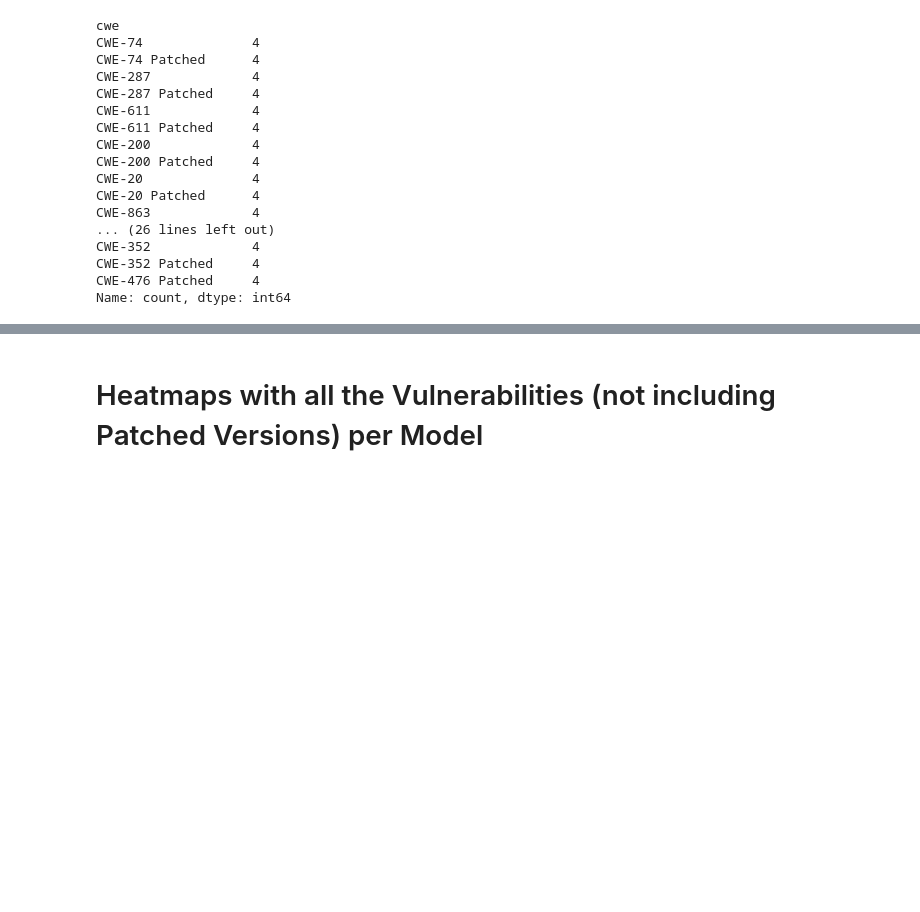
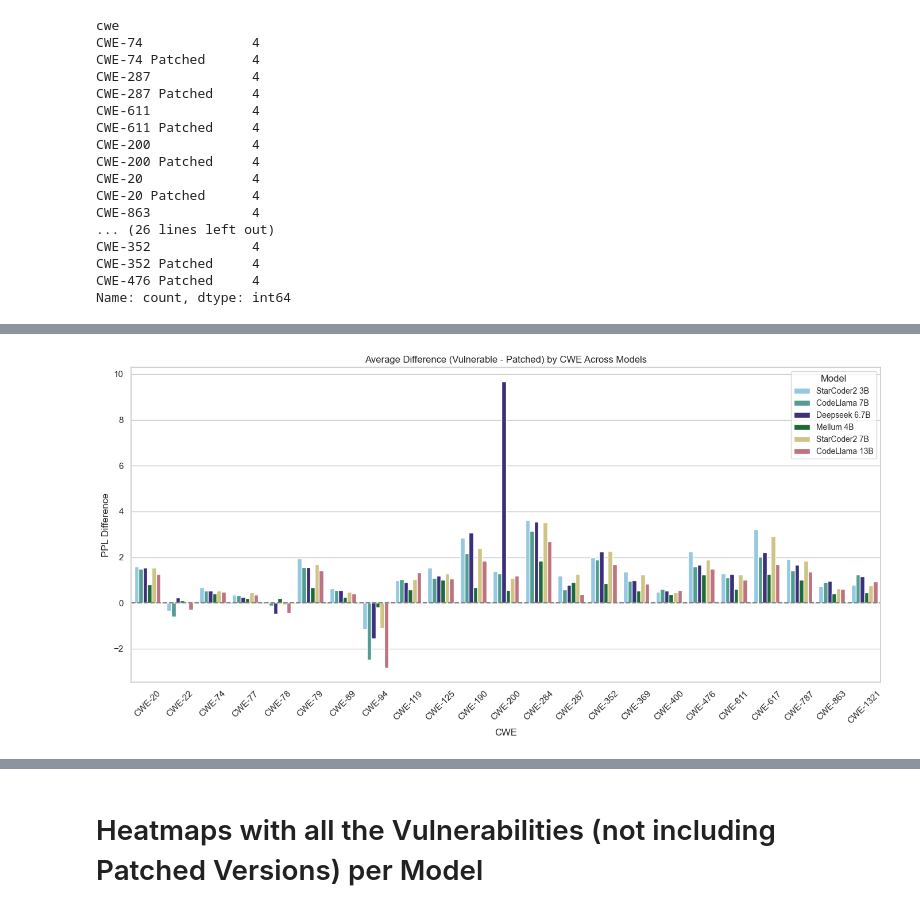
Before and after one commit to rufimelo99/lm-insecure-bias, a Jupyter notebook: sec_aware_cl/perplexity/perplexity.ipynb, the cells around one changed output, grey strips where cells are left out. Drawn from its saved outputs; the diff is of its cells as text; code cells hidden in the pictures; blank space fills up the shorter version.

```diff
--- a/sec_aware_cl/perplexity/perplexity.ipynb
+++ b/sec_aware_cl/perplexity/perplexity.ipynb
@@ -406,0 +409,2 @@ Name: count, dtype: int64
+# %%
+framework_results_path = "../dpo_results/"
@@ -406,0 +495,82 @@ Name: count, dtype: int64
+# %%
+prettier_names = {
+    "openai-community/gpt2": "GPT-2",
+    "microsoft/codebert-base": "CodeBERT",
+    "WizardLMTeam/WizardCoder-15B-V1.0": "WizardCoder 15B",
+    "Salesforce/codegen-6B-multi": "Codegen 6B",
+    "lmsys/vicuna-7b-v1.5": "Vicuna 7B",
+    "lmsys/vicuna-13b-v1.5": "Vicuna 13B",
+    "Qwen/Qwen2.5-Coder-0.5B-Instruct": "Qwen 0.5B",
+    "deepseek-ai/deepseek-coder-6.7b-base": "Deepseek 6.7B",
+    "meta-llama/CodeLlama-7b-hf": "CodeLlama 7B",
+    "meta-llama/CodeLlama-13b-hf": "CodeLlama 13B",
+    "meta-llama/Llama-3.2-3B-Instruct": "Llama 3.2B",
+    "yulan-team/YuLan-Mini": "YuLan Mini",
+    "JetBrains/Mellum-4b-base": "Mellum 4B",
+    "bigcode/starcoder2-3b": "StarCoder2 3B",
+    "bigcode/starcoder2-7b": "StarCoder2 7B",
+}
+# %%
+import pandas as pd
+import matplotlib.pyplot as plt
+import seaborn as sns
+
+# Set up plotting style
+sns.set(style="whitegrid", context="notebook")
+paul_tol_palette = [
+    "#88CCEE", "#44AA99", "#332288", "#117733",
+    "#DDCC77", "#CC6677", "#AA4499", "#882255"
+]
+
+# Define your prettier_names mapping (make sure it's defined)
+# prettier_names = {"JetBrains/Mellum-4b-base": "Mellum", ...}
+
+# Normalize CWE number
+df['cwe_number'] = df['cwe'].str.extract(r'CWE-(\d+)').astype(int)
+df['base_cwe'] = df['cwe']
+
+# Collect results per model
+all_models_df = []
+
+for model_name in df['model'].unique():
+    model_df = df[df['model'] == model_name]
+
+    # Compute average of all ppl_diff values
+    model_df['ppl_diff_avg'] = model_df['ppl_diff'].apply(
+        lambda diffs: sum(diffs) / len(diffs) if isinstance(diffs, list) and len(diffs) > 0 else 0
+    )
+
+    # Build summary DataFrame
+    summary_df = model_df[['base_cwe', 'cwe_number', 'ppl_diff_avg']].copy()
+    summary_df['model'] = model_name
+    summary_df.rename(columns={'ppl_diff_avg': 'diff'}, inplace=True)
+
+    all_models_df.append(summary_df)
+
+# Combine results
+combined_df = pd.concat(all_models_df)
+combined_df = combined_df.sort_values(by='cwe_number')
+
+# Plot
+plt.figure(figsize=(14, 7))
+ax = sns.barplot(
+    data=combined_df,
+    x='base_cwe',
+    y='diff',
+    hue='model',
+    palette=paul_tol_palette
+)
+plt.axhline(0, color='gray', linestyle='--')
+plt.title('Average Difference (Vulnerable - Patched) by CWE Across Models')
+plt.xlabel('CWE')
+plt.ylabel('PPL Difference')
+plt.xticks(rotation=45)
+
+# Fix legend using prettier names
+handles, labels = ax.get_legend_handles_labels()
+new_labels = [prettier_names.get(label, label) for label in labels]
+ax.legend(handles=handles, labels=new_labels, title="Model", title_fontsize=12, fontsize=10)
+
+plt.tight_layout()
+plt.show()
+# %% [output]
@@ -406,0 +594 @@ Name: count, dtype: int64
+[figure, added]
```
Also changed, not shown: parts of 16 cells of this notebook, 13 other files.
